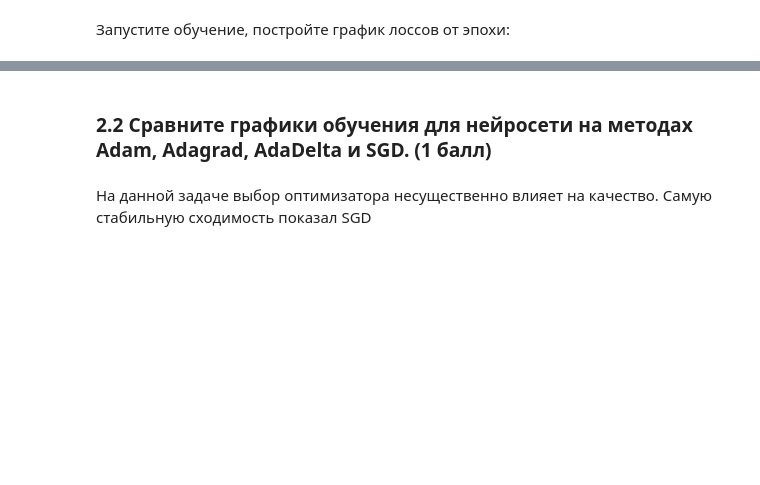
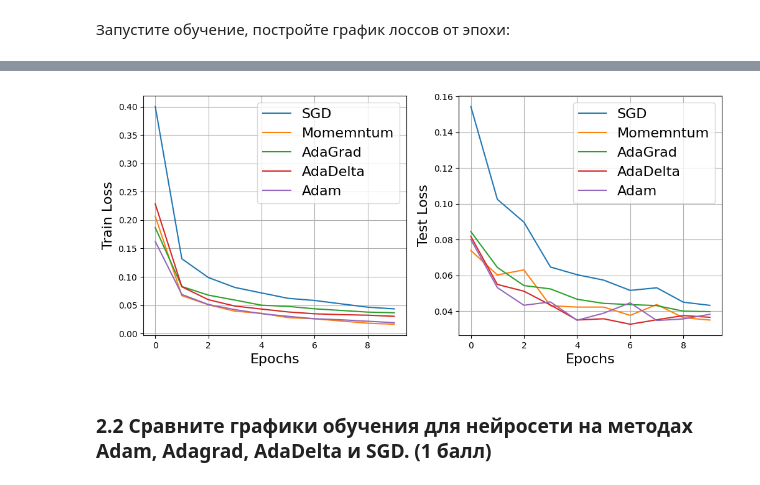
Before and after one commit to ladudin/VK-DL, a Jupyter notebook: lecture4/homework4.ipynb, the cells around one changed output, grey strips where cells are left out. Saved outputs shown, nothing was run; the diff lists cells and outputs as text; code cells hidden in the pictures; blank space fills up the shorter version.

```diff
--- a/lecture4/homework4.ipynb
+++ b/lecture4/homework4.ipynb
@@ -403,15 +421,14 @@ class Net(nn.Module):
         self.linear2 = nn.Linear(128, 10)
 
     def forward(self, x):
-        x = self.conv1(x)
-        x = F.relu(x)
+        x = F.relu(self.conv1(x))
         x = F.max_pool2d(x, 2, stride=2)
-        x = self.conv2(x)
-        x = F.relu(x)
+        x = F.relu(self.conv2(x))
         x = F.max_pool2d(x, 2, stride=2)
         x = x.view(-1, 4*4*64)
         x = self.linear1(x)
         x = F.relu(x)
+        x = F.dropout(x)
         x = self.linear2(x)
         return F.log_softmax(x, dim=1)
 # %% [markdown]
@@ -518,4 +497,16 @@ Epoch 14... (Train/Test): 0.003/0.033   Accuracy: 0.999/0.993
+# %%
+nets = [Net() for i in range(5)]
+sgd = SGD(params=nets[0].parameters())
+momentum = Momentum(params=nets[1].parameters())
+adagrad = AdaGrad(params=nets[2].parameters())
+adadelta = AdaDelta(params=nets[3].parameters(), delta_start=0)
+adam = Adam(params=nets[4].parameters(), lr=1e-3, b1=0.9, b2=0.999)
+optimizers = [sgd, momentum, adagrad, adadelta, adam]
+names = ['SGD', 'Momemntum', 'AdaGrad', 'AdaDelta', 'Adam']
+loss_fn = torch.nn.NLLLoss()
+# %%
+train(nets, names, optimizers, loss_fn, n_epochs=10)
+# %% [output]
+[figure, added]
 # %% [markdown]
 ### 2.2 Сравните графики обучения для нейросети на методах Adam, Adagrad, AdaDelta и SGD. **(1 балл)**
-# %% [markdown]
-На данной задаче выбор оптимизатора несущественно влияет на качество. Самую стабильную сходимость показал SGD
```
Also changed, not shown: parts of 12 cells of this notebook.
